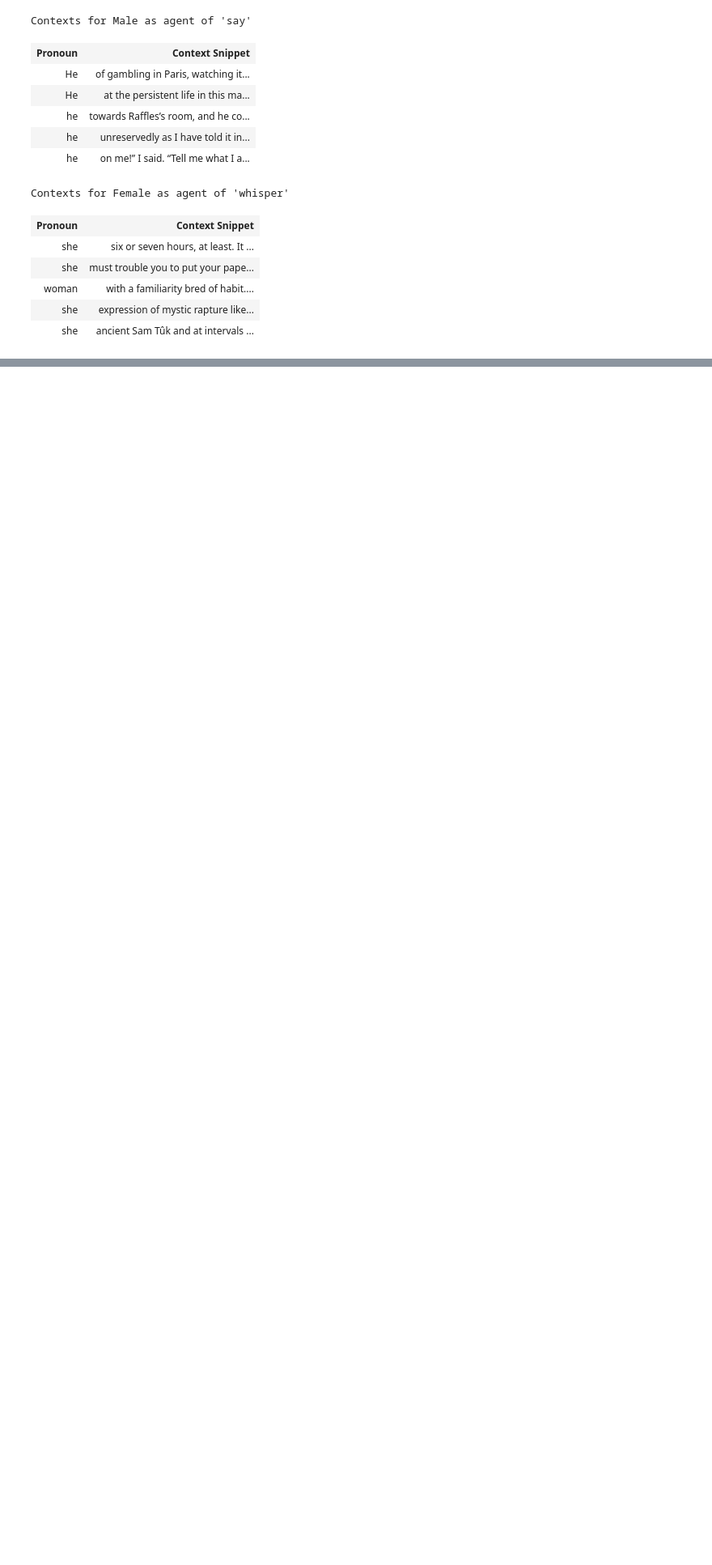
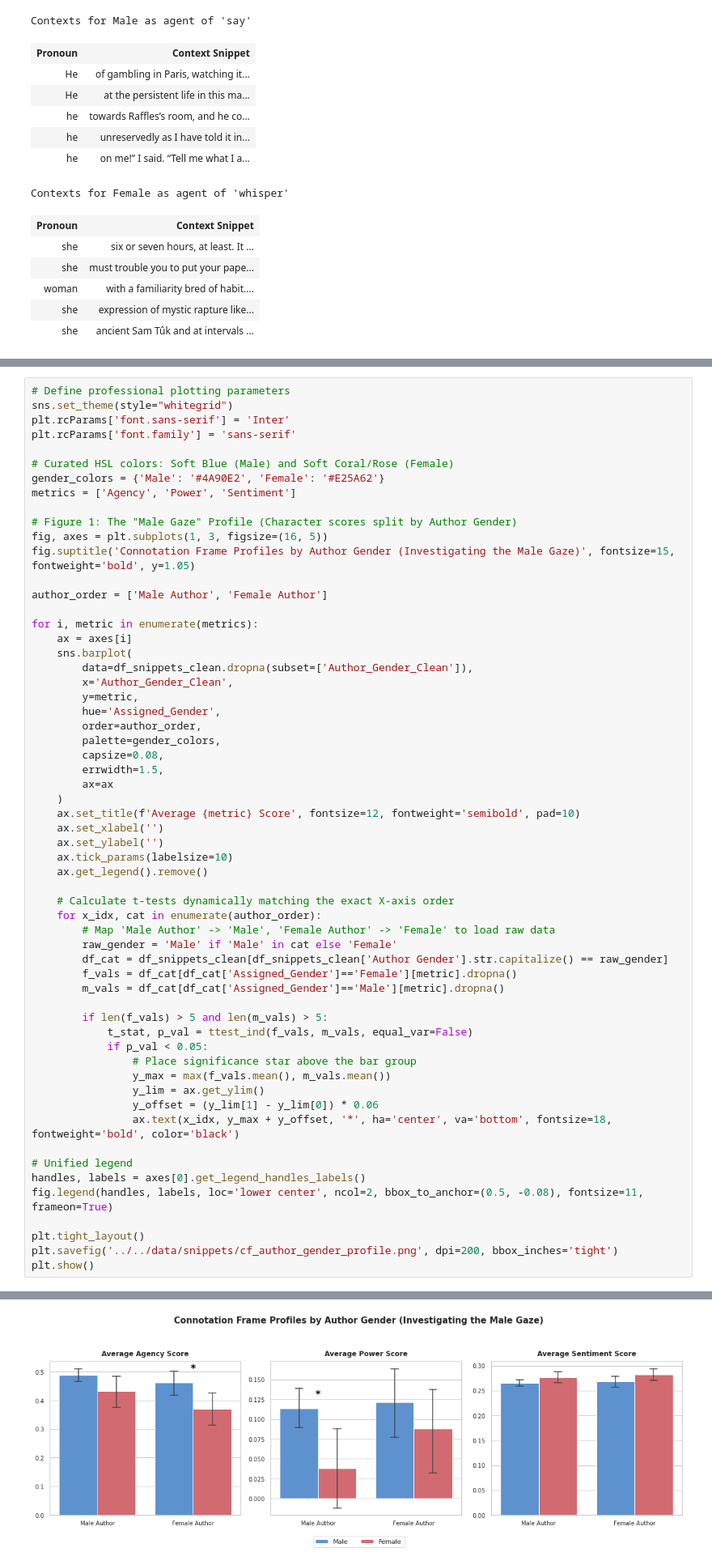
Before and after one commit to eglantine-vialaneix/opium-gutenberg, a Jupyter notebook: code/3_analysis/connotation_frame.ipynb, the cells around one changed output, grey strips where cells are left out. Shown at 81% size. Cells and saved outputs as stored; diff of their text form; blank space fills up the shorter version.

```diff
--- a/code/3_analysis/connotation_frame.ipynb
+++ b/code/3_analysis/connotation_frame.ipynb
@@ -580,0 +700,60 @@ Contexts for Female as agent of 'whisper'
+# %%
+# Define professional plotting parameters
+sns.set_theme(style="whitegrid")
+plt.rcParams['font.sans-serif'] = 'Inter'
+plt.rcParams['font.family'] = 'sans-serif'
+
+# Curated HSL colors: Soft Blue (Male) and Soft Coral/Rose (Female)
+gender_colors = {'Male': '#4A90E2', 'Female': '#E25A62'}
+metrics = ['Agency', 'Power', 'Sentiment']
+
+# Figure 1: The "Male Gaze" Profile (Character scores split by Author Gender)
+fig, axes = plt.subplots(1, 3, figsize=(16, 5))
+fig.suptitle('Connotation Frame Profiles by Author Gender (Investigating the Male Gaze)', fontsize=15, fontweight='bold', y=1.05)
+
+author_order = ['Male Author', 'Female Author']
+
+for i, metric in enumerate(metrics):
+    ax = axes[i]
+    sns.barplot(
+        data=df_snippets_clean.dropna(subset=['Author_Gender_Clean']),
+        x='Author_Gender_Clean',
+        y=metric,
+        hue='Assigned_Gender',
+        order=author_order,
+        palette=gender_colors,
+        capsize=0.08,
+        errwidth=1.5,
+        ax=ax
+    )
+    ax.set_title(f'Average {metric} Score', fontsize=12, fontweight='semibold', pad=10)
+    ax.set_xlabel('')
+    ax.set_ylabel('')
+    ax.tick_params(labelsize=10)
+    ax.get_legend().remove()
+
+    # Calculate t-tests dynamically matching the exact X-axis order
+    for x_idx, cat in enumerate(author_order):
+        # Map 'Male Author' -> 'Male', 'Female Author' -> 'Female' to load raw data
+        raw_gender = 'Male' if 'Male' in cat else 'Female'
+        df_cat = df_snippets_clean[df_snippets_clean['Author Gender'].str.capitalize() == raw_gender]
+        f_vals = df_cat[df_cat['Assigned_Gender']=='Female'][metric].dropna()
+        m_vals = df_cat[df_cat['Assigned_Gender']=='Male'][metric].dropna()
+
+        if len(f_vals) > 5 and len(m_vals) > 5:
+            t_stat, p_val = ttest_ind(f_vals, m_vals, equal_var=False)
+            if p_val < 0.05:
+                # Place significance star above the bar group
+                y_max = max(f_vals.mean(), m_vals.mean())
+                y_lim = ax.get_ylim()
+                y_offset = (y_lim[1] - y_lim[0]) * 0.06
+                ax.text(x_idx, y_max + y_offset, '*', ha='center', va='bottom', fontsize=18, fontweight='bold', color='black')
+
+# Unified legend
+handles, labels = axes[0].get_legend_handles_labels()
+fig.legend(handles, labels, loc='lower center', ncol=2, bbox_to_anchor=(0.5, -0.08), fontsize=11, frameon=True)
+
+plt.tight_layout()
+plt.savefig('../../data/snippets/cf_author_gender_profile.png', dpi=200, bbox_inches='tight')
+plt.show()
+# %% [output]
@@ -580,0 +770 @@ Contexts for Female as agent of 'whisper'
+[figure, added]
```
Also changed, not shown: parts of 20 cells of this notebook.
